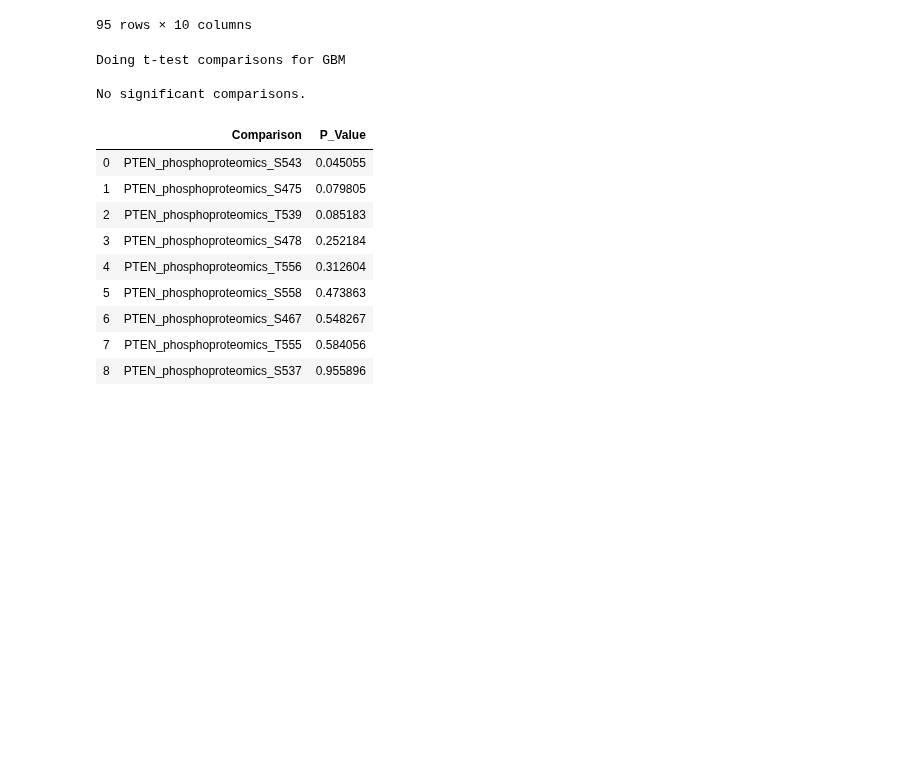
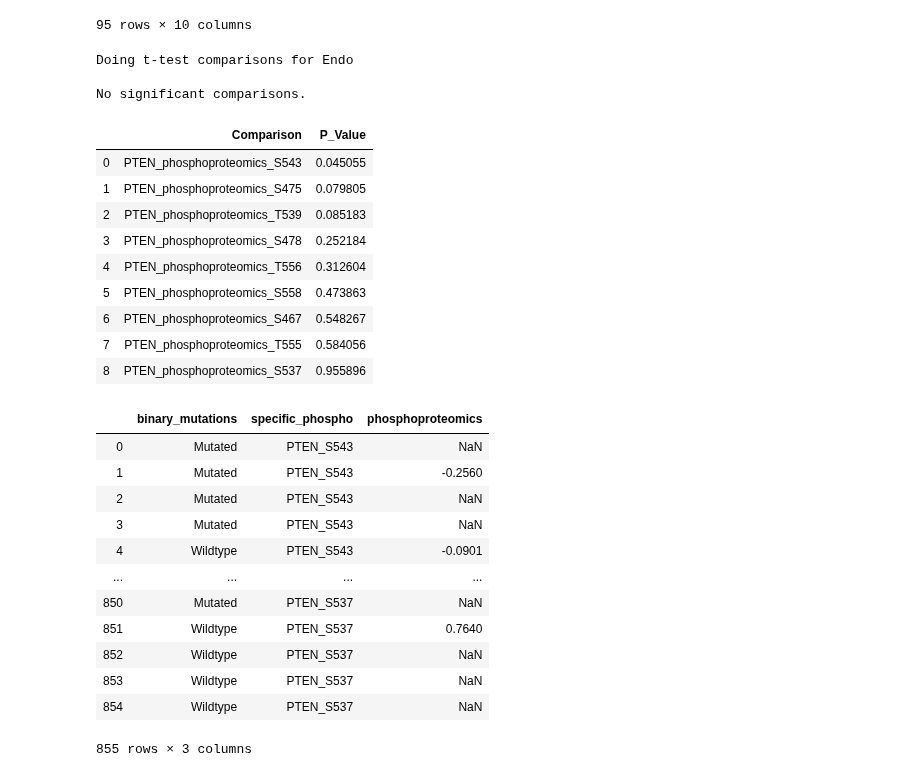
Before and after one commit to PayneLab/WhenMutationsDontMatter, a Jupyter notebook: PTEN context dependant story/Phosphoproteomics PTEN.ipynb, the cells around one changed output. Saved outputs shown, nothing was run; the diff lists cells and outputs as text; code cells hidden in the pictures; blank space fills up the shorter version.

```diff
--- a/PTEN context dependant story/Phosphoproteomics PTEN.ipynb
+++ b/PTEN context dependant story/Phosphoproteomics PTEN.ipynb
@@ -131,14 +133,14 @@ cptac warning: In joining the somatic_mutation table, no mutations were found fo
 | S103 | 0.5840 | NaN | NaN | NaN | ... |
 95 rows × 10 columns
 # %%
-en_col_list = list(en_prot.columns)
+en_col_list = list(en_p.columns)
 en_col_list.remove('binary_mutations')
 
-print("Doing t-test comparisons for GBM\n")
-wrap_results = u.wrap_ttest(en_prot, 'binary_mutations', en_col_list, return_all=True)
-wrap_results
+print("Doing t-test comparisons for Endo\n")
+en_wrap_results = u.wrap_ttest(en_p, 'binary_mutations', en_col_list, return_all=True)
+en_wrap_results
 # %% [output]
-Doing t-test comparisons for GBM
+Doing t-test comparisons for Endo
 
 No significant comparisons.
 |  | Comparison | P_Value |
@@ -151,3 +153,25 @@ No significant comparisons.
 | 6 | PTEN_phosphoproteomics_S467 | 0.548267 |
 | 7 | PTEN_phosphoproteomics_T555 | 0.584056 |
 | 8 | PTEN_phosphoproteomics_S537 | 0.955896 |
+# %%
+# Create data frame with all significant phospho sites in order to graph
+en_phospho_list = list(en_wrap_results['Comparison'])
+en_phospho_df = pd.melt(en_p, id_vars = 'binary_mutations',
+            value_vars = en_phospho_list, var_name = 'specific_phospho', value_name = 'phosphoproteomics')
+en_phospho_df.replace(to_replace = '_phosphoproteomics', value = '',
+                        inplace = True, regex = True) # shorten column names
+en_phospho_df
+# %% [output]
+|  | binary_mutations | specific_phospho | phosphoproteomics |
+| 0 | Mutated | PTEN_S543 | NaN |
+| 1 | Mutated | PTEN_S543 | -0.2560 |
+| 2 | Mutated | PTEN_S543 | NaN |
+| 3 | Mutated | PTEN_S543 | NaN |
+| 4 | Wildtype | PTEN_S543 | -0.0901 |
+| ... | ... | ... | ... |
+| 850 | Mutated | PTEN_S537 | NaN |
+| 851 | Wildtype | PTEN_S537 | 0.7640 |
+| 852 | Wildtype | PTEN_S537 | NaN |
+| 853 | Wildtype | PTEN_S537 | NaN |
+| 854 | Wildtype | PTEN_S537 | NaN |
+855 rows × 3 columns
```
Also changed, not shown: parts of 8 cells of this notebook, 1 other file.
